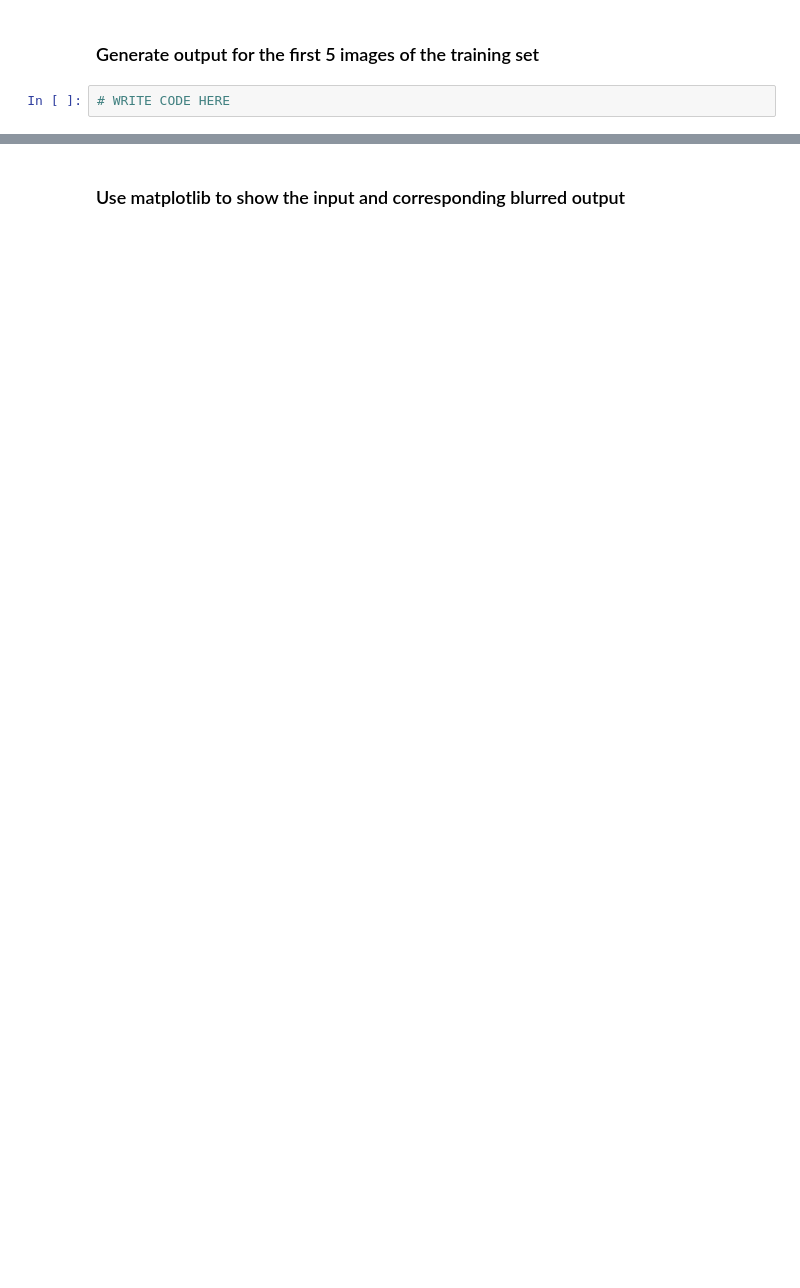
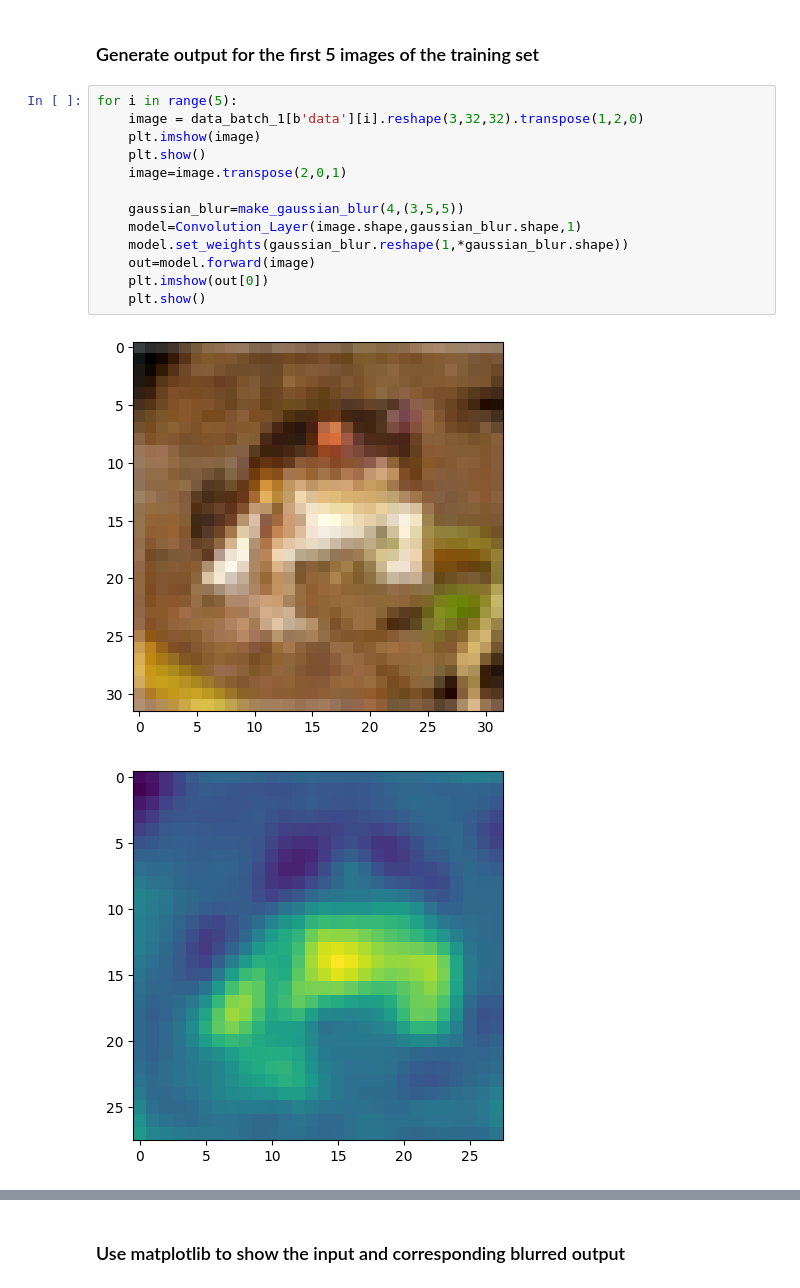
Before and after one commit to PuspakSahu/Deep-neuralnetworks, a Jupyter notebook: DLCV_Assignment_1_puspak.ipynb, the cells around one changed output, grey strips where cells are left out. Drawn from its saved outputs; the diff is of its cells as text; blank space fills up the shorter version.

```diff
--- a/DLCV_Assignment_1_puspak.ipynb
+++ b/DLCV_Assignment_1_puspak.ipynb
@@ -455,4 +600,18 @@ class Convolution_Layer():
 # %% [markdown]
 ### Generate output for the first 5 images of the training set
-# %%
-# WRITE CODE HERE
+# %%
+for i in range(5):
+    image = data_batch_1[b'data'][i].reshape(3,32,32).transpose(1,2,0)
+    plt.imshow(image)
+    plt.show()
+    image=image.transpose(2,0,1)
+
+    gaussian_blur=make_gaussian_blur(4,(3,5,5))
+    model=Convolution_Layer(image.shape,gaussian_blur.shape,1)
+    model.set_weights(gaussian_blur.reshape(1,*gaussian_blur.shape))
+    out=model.forward(image)
+    plt.imshow(out[0])
+    plt.show()
+# %% [output]
+[figure, added]
+[figure, added]
```
Also changed, not shown: parts of 22 cells of this notebook.
